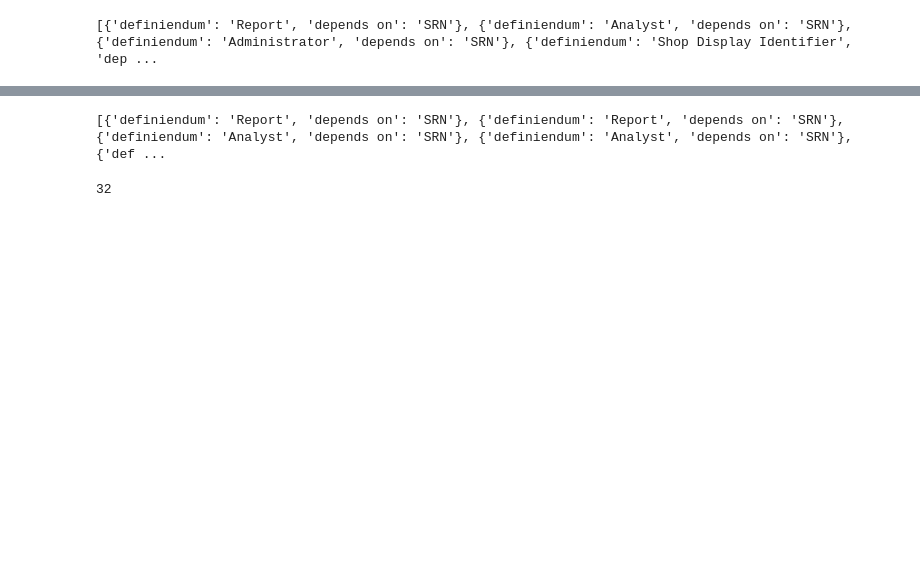
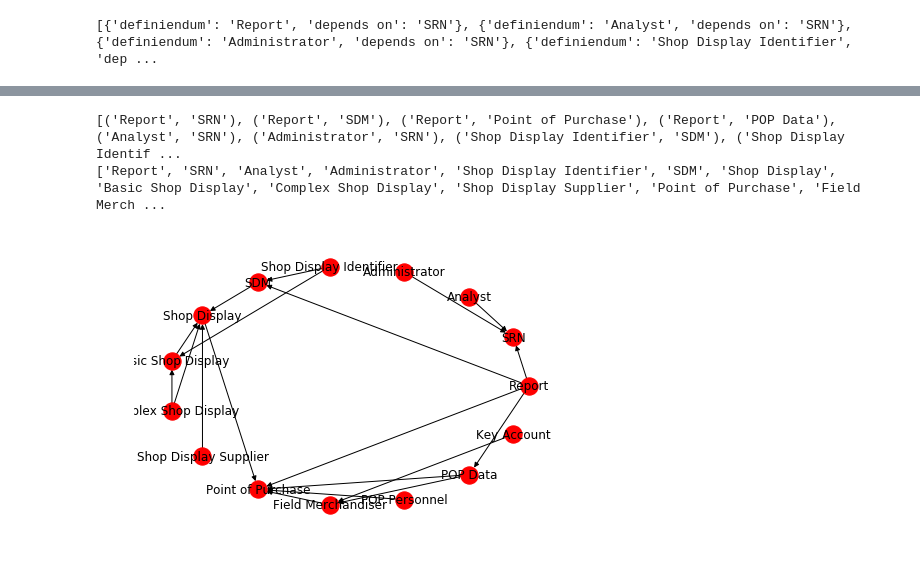
Before and after one commit to ivanjureta/new-concept-networks, a Jupyter notebook: ilang-SRN-case.ipynb, the cells around one changed output, grey strips where cells are left out. Drawn from its saved outputs; the diff is of its cells as text; code cells hidden in the pictures; blank space fills up the shorter version.

Commit message:
Creates term dependency network and plots it

```diff
--- a/ilang-SRN-case.ipynb
+++ b/ilang-SRN-case.ipynb
@@ -30,18 +30,12 @@ def normalize_caseless(text):
 term_dependency_network = []
 # %%
 # Make the term dependency network as follows, and fill it into term_dependency_network:
-# - If a definiendum A appears in a definiens of B, then definiendum B depends on definiendum A;
-# - If a short defininiendum A appears in definiens of B, then definiendum B depends on definiendum A;
-# In case a definiendum and short definiendum are equivalent, then keep only one dependency.
+# If a definiendum or short definendum A appears in a definiens of B, then definiendum B depends on definiendum A.
 for i in raw_definitions:
     for j in raw_definitions:
-        if (normalize_caseless(i['definiendum']) or normalize_caseless(i['short definiendum'])) in normalize_caseless(j['definiens']):
+        if (normalize_caseless(i['definiendum']) in normalize_caseless(j['definiens'])) or (normalize_caseless(i['short definiendum']) in normalize_caseless(j['definiens'])):
             term_dependency_network.append({'definiendum':j['definiendum'], 'depends on':i['definiendum']})
-#         if normalize_caseless(i['definiendum']) == normalize_caseless(j['short definiendum']):
-#             d_sd_equiv = 1
-#             else:
-#                 d_sd_equiv = 0
-#         if normalize_caseless(i['definiendum']) in normalize_caseless(j['definiens']):
-#             srn_dependencies_network.append({'definiendum':j['definiendum'], 'depends on':i['definiendum']})
-#         if normalize_caseless(i['short definiendum']) in normalize_caseless(j['definiens']):
-#             srn_dependencies_network.append({'definiendum':j['definiendum'], 'depends on':i['definiendum']})
+            print(j['definiendum'], '--depends on->', i['definiendum'])
+
+# Show term_dependency_network size.
+len(term_dependency_network)
@@ -56,8 +65,21 @@ len(term_dependency_network)
-# %%
-print(srn_dependencies_network)
-# %% [output]
-[{'definiendum': 'Report', 'depends on': 'SRN'}, {'definiendum': 'Report', 'depends on': 'SRN'}, {'definiendum': 'Analyst', 'depends on': 'SRN'}, {'definiendum': 'Analyst', 'depends on': 'SRN'}, {'def ...
-# %%
-len(srn_dependencies_network)
-# %% [output]
-32
+# %%
+# Create an empty networkx graph to hold the term dependency network
+import networkx as nx
+tdn_graph = nx.DiGraph()
+# %%
+# Add to tdn_graph a directed edge for each term dependency in term_dependency_network.
+for i in term_dependency_network:
+    tdn_graph.add_edge(i['definiendum'], i['depends on'], label = 'depends')
+# %%
+# Show edges and nodes of tdn_graph.
+print(tdn_graph.edges)
+print(tdn_graph.nodes)
+# %% [output]
+[('Report', 'SRN'), ('Report', 'SDM'), ('Report', 'Point of Purchase'), ('Report', 'POP Data'), ('Analyst', 'SRN'), ('Administrator', 'SRN'), ('Shop Display Identifier', 'SDM'), ('Shop Display Identif ...
+['Report', 'SRN', 'Analyst', 'Administrator', 'Shop Display Identifier', 'SDM', 'Shop Display', 'Basic Shop Display', 'Complex Shop Display', 'Shop Display Supplier', 'Point of Purchase', 'Field Merch ...
+# %%
+# Draw tdn_graph.
+import matplotlib.pyplot as plt
+nx.draw_circular(tdn_graph, arrows=True, with_labels=True)
+# %% [output]
+[figure, added]
```
Also changed, not shown: parts of 5 cells of this notebook.
